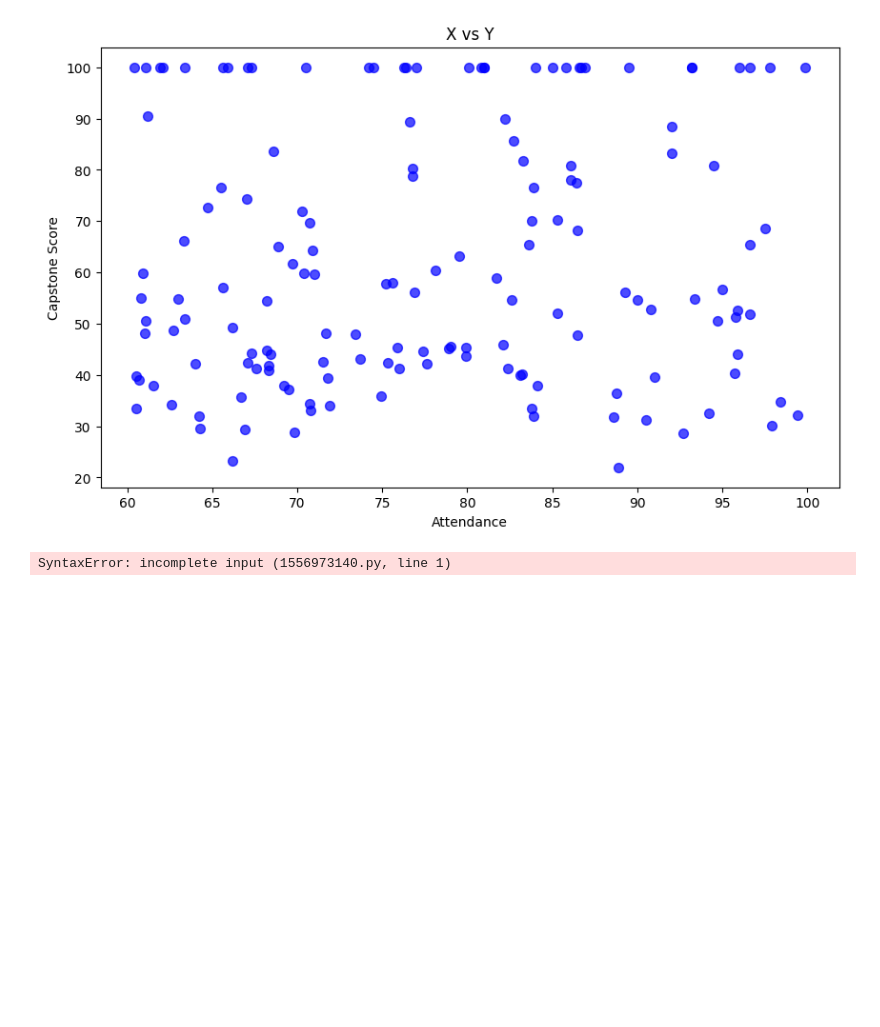
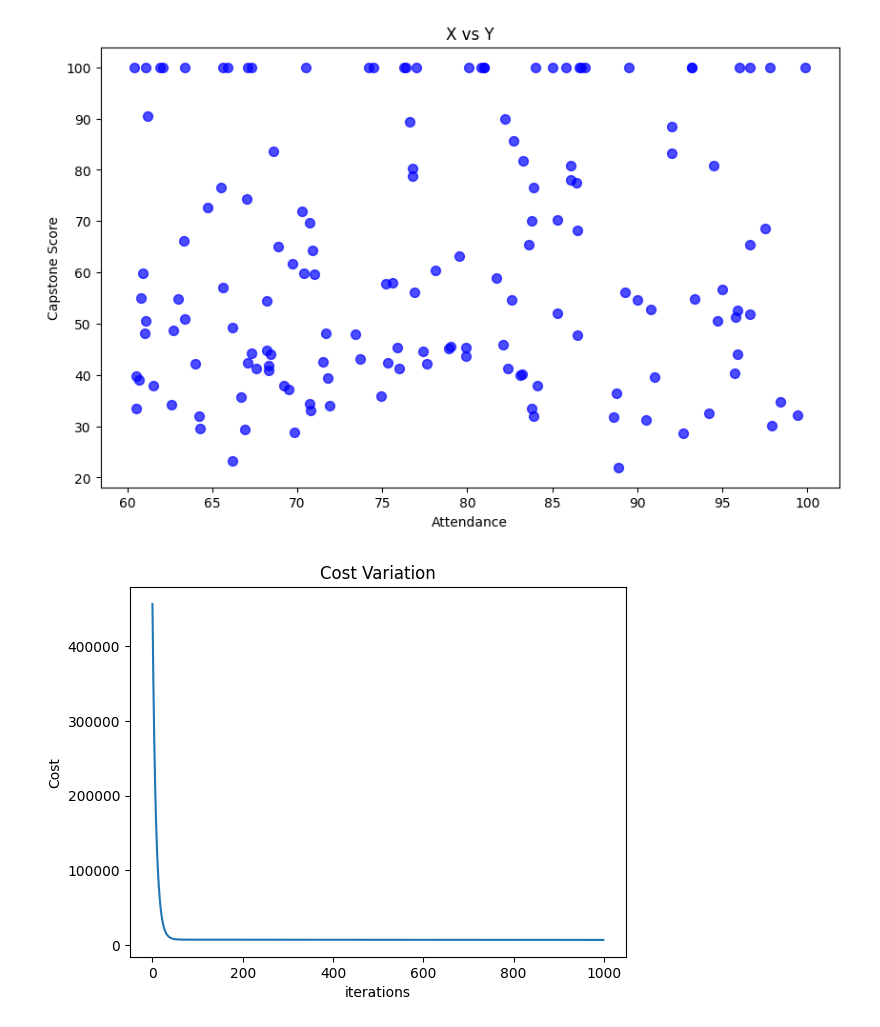
Before and after one commit to arunapb/Mini_Project_00_Aruna_Priyadarshana, a Jupyter notebook: notebooks/1_linear_regression_single_feature.ipynb, the cells around one changed output. Drawn from its saved outputs; the diff is of its cells as text; code cells hidden in the pictures; blank space fills up the shorter version.

```diff
--- a/notebooks/1_linear_regression_single_feature.ipynb
+++ b/notebooks/1_linear_regression_single_feature.ipynb
@@ -49,13 +55,55 @@ def compute_cost(X, y, beta_0, beta_1):
     return cost
 # %%
 def compute_gradients(X, y, beta_0, beta_1):
-    """ Calculate partial derivatives
+    """
+    Calculate partial derivatives of J wrt β0 and β1 (with 1/(2m) loss).
+
+    ∂J/∂β0 = (1/m) * Σ (ŷ - y)
+    ∂J/∂β1 = (1/m) * Σ (ŷ - y) * x
 
     Args:
-        X (_type_): _description_
-        y (_type_): _description_
-        beta_0 (_type_): _description_
-        beta_1 (_type_): _description_
+        X (np.ndarray): 1D array of shape (m,) with feature values x_i.
+        y (np.ndarray): 1D array of shape (m,) with targets y_i.
+        beta_0 (float): Current β0.
+        beta_1 (float): Current β1.
+
+    Returns:
+        Tuple[float, float]: (dJ_dβ0, dJ_dβ1).
     """
+
+    m = len(y)
+    y_hat = beta_0 + X.dot(beta_1)
+
+    dJ_dbeta_0 = (1 / m) * np.sum(y_hat - y)
+    dJ_dbeta1 = (1 / m) * X.T.dot(y_hat - y)
+
+    return dJ_dbeta_0, dJ_dbeta1
-# %% [output]
-SyntaxError: incomplete input (1556973140.py, line 1)
+# %%
+def gradient_descent(X, y, learning_rate):
+    """ Optimize parameters
+
+    Args:
+        X (_type_): _description_
+        y (_type_): _description_
+        learning_rate (_type_): _description_
+    """
+
+    beta = np.random.randn(2)
+
+    beta_0 = beta[0]
+    beta_1 = beta[1]
+
+    n_iter = 1000
+
+    cost_history = []
+
+    for i in range(n_iter):
+        cost = compute_cost(X, y, beta_0, beta_1)
+        cost_history.append(cost)
+        dJ_dbeta0, dJ_dbeta1 = compute_gradients(X, y, beta_0, beta_1)
+
+        beta_0 = beta_0 - learning_rate * dJ_dbeta0
+        beta_1 = beta_1 - learning_rate * dJ_dbeta1
+
+
+    return cost_history, beta_0, beta_1
@@ -61,0 +121,11 @@ SyntaxError: incomplete input (1556973140.py, line 1)
+# %%
+lr = 0.00001
+cost_history, beta_0, beta_1 = gradient_descent(X, Y, lr)
+
+plt.plot(cost_history)
+plt.title("Cost Variation")
+plt.xlabel("iterations")
+plt.ylabel("Cost")
+plt.show()
+# %% [output]
+[figure, added]
```
Also changed, not shown: parts of 5 cells of this notebook.
